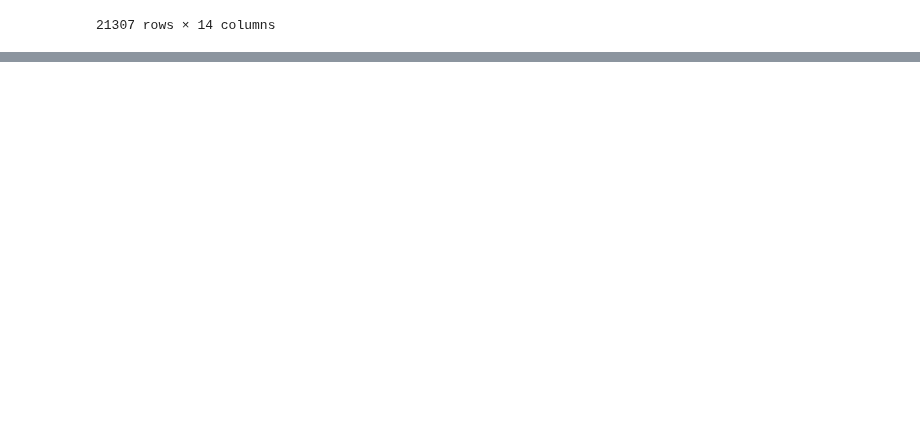
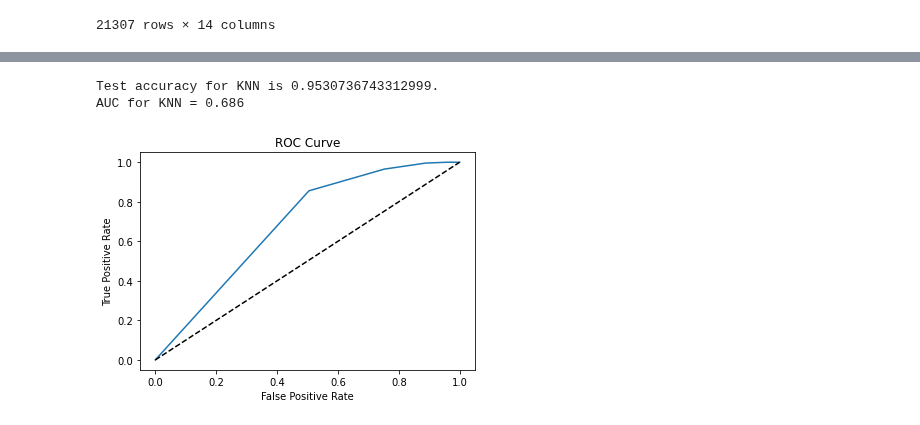
Before and after one commit to ceciliastern/ds_term_project, a Jupyter notebook: Model (Snapshot) - Happiness Dataset.ipynb, the cells around one changed output, grey strips where cells are left out. Drawn from its saved outputs; the diff is of its cells as text; code cells hidden in the pictures; blank space fills up the shorter version.

```diff
--- a/Model (Snapshot) - Happiness Dataset.ipynb
+++ b/Model (Snapshot) - Happiness Dataset.ipynb
@@ -319,0 +402,9 @@ df
+# %%
+from sklearn.neighbors import KNeighborsClassifier
+knn_model = KNeighborsClassifier()
+runModel(knn_model, x_train[predictors], x_train[target],
+         x_test[predictors], x_test[target], "KNN")
+# %% [output]
+Test accuracy for KNN is 0.9530736743312999.
+AUC for KNN = 0.686
+[figure, added]
```
Also changed, not shown: parts of 6 cells of this notebook.
